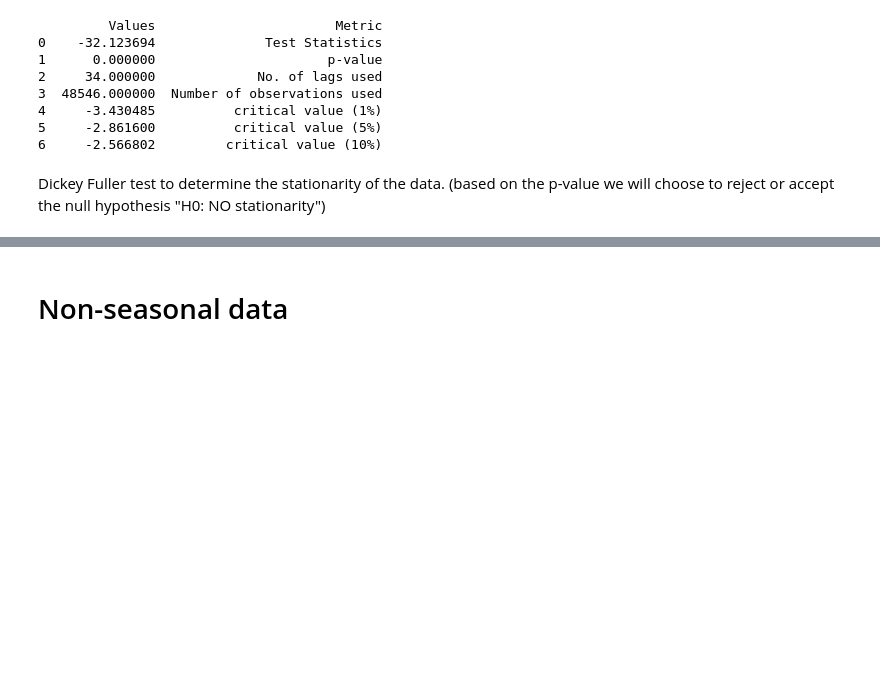
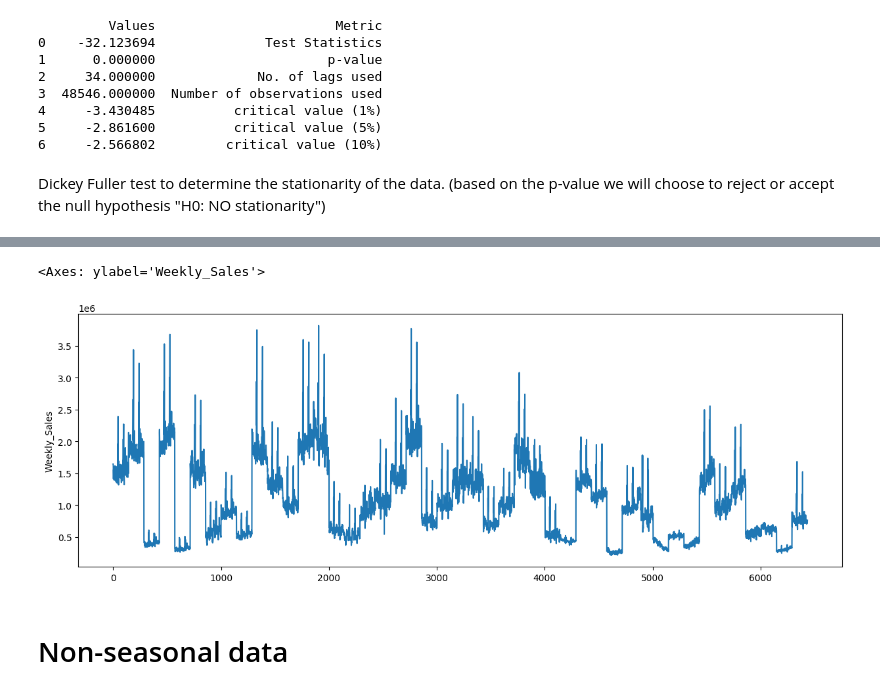
Before and after one commit to worldteacher-global/MA641_TIMESERIES_GROUPPROJECT, a Jupyter notebook: TS_.ipynb, the cells around one changed output, grey strips where cells are left out. Cells and saved outputs as stored; diff of their text form; code cells hidden in the pictures; blank space fills up the shorter version.

```diff
--- a/TS_.ipynb
+++ b/TS_.ipynb
@@ -327,3 +390,8 @@ Dickey Fuller test to determine the stationarity of the data. (based on the p-va
+# %%
+sns.lineplot(szn_df['Weekly_Sales'])
+# %% [output]
+<Axes: ylabel='Weekly_Sales'>
+[figure, added]
 # %% [markdown]
 # Non-seasonal data
 # %%
```
Also changed, not shown: parts of 17 cells of this notebook, 2 other files.
